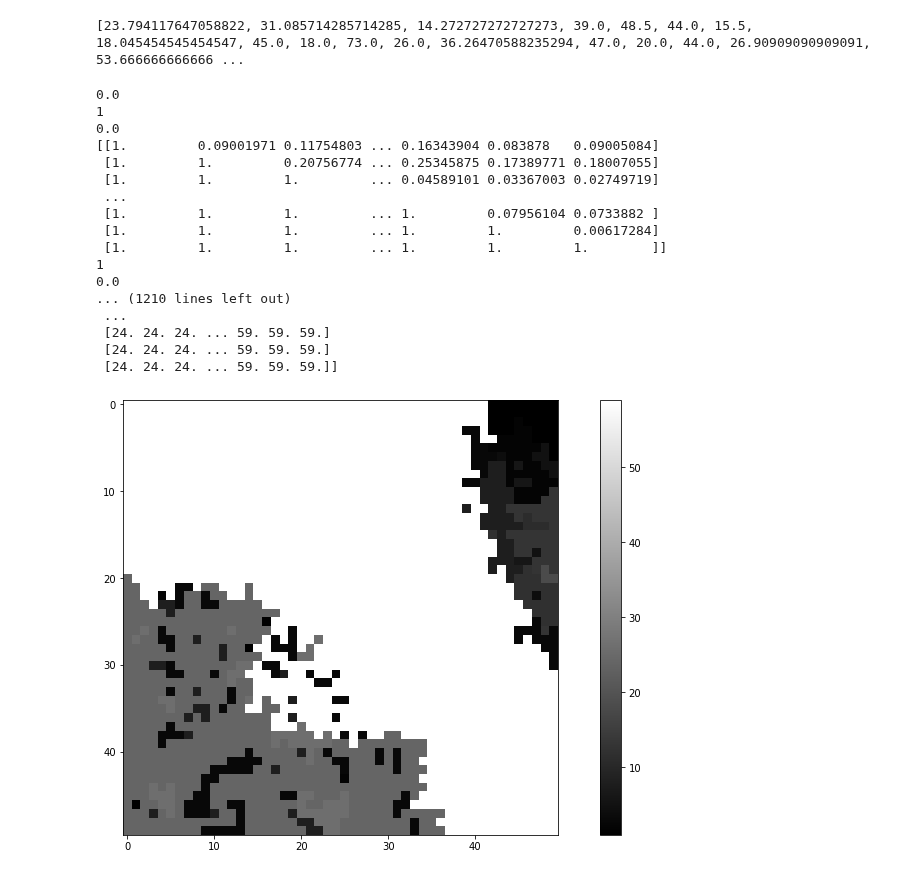
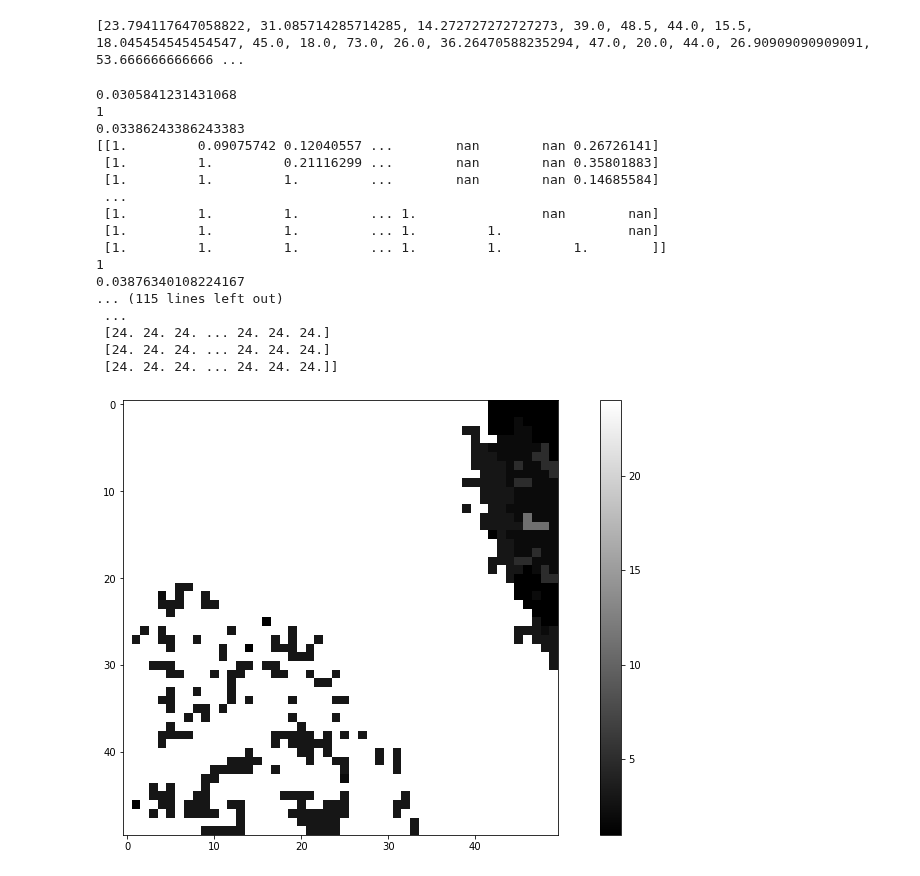
Before and after one commit to datascience-mobi/2021-topic-04-team-04, a Jupyter notebook: Seeded_Region_Growing.ipynb, the cells around one changed output. Saved outputs shown, nothing was run; the diff lists cells and outputs as text; code cells hidden in the pictures.

Commit message:
unseeded region growing comments and code improvement

```diff
--- a/Seeded_Region_Growing.ipynb
+++ b/Seeded_Region_Growing.ipynb
@@ -91,5 +103,15 @@ def one_merged_region_mean(img, reg, region_number):
 # %%
 def region_distance_new(img, reg, pos_min_dist, means, inter_region_distances):
+    """
+    updates array of distances of mean intensity values between all changed regions
+    :param img: intensity values (2d array)
+    :param reg: region numbers (2d array)
+    :param pos_min_dist: region number of cha(tuple(x,y))
+    :param means:
+    :param inter_region_distances:
+    :return:
+    """
+
     region_count = inter_region_distances.shape[0]
     maximal_intensity = np.amax(img)
     changed_region1 = int(pos_min_dist[0]) # Regions Nummer 1 die übernommen wird
@@ -124,45 +146,60 @@ def updates_region_numbers(inter_region_distances, reg, min_distance):
     reg[pixel_to_change_rows, pixel_to_change_cols] = pos_min_dist[0] + 1
     return reg, pos_min_dist
 # %%
-def distance_merging_while(reg, t, img):
+def distance_merging_while(reg, threshold, img):
+
+    """
+    region merging algorithm by similarity of mean intensity values of regions
+    :param reg: region numbers (2d array)
+    :param threshold: distance intensity value below which regions are merged (float between 0 and 1)
+    :param img: intensity value (2d array)
+    :return: merged regions by intensity similarity (2d array)
+    """
     result_region_distance = region_distance(img, reg)
     inter_region_distances = result_region_distance[0]
     means = result_region_distance[1]
+
     min_distance = np.nanmin(inter_region_distances)
     print(min_distance)
-    while min_distance < t:
+    while minimal_distance_is_similar(threshold, min_distance):
         print(1)
         updated_regions = updates_region_numbers(inter_region_distances, reg, min_distance)
         reg = updated_regions[0]
         pos_min_dist = updated_regions[1]
+
         inter_region_distances = region_distance_new(img, reg, pos_min_dist, means, inter_region_distances)
         min_distance = np.nanmin(inter_region_distances)
         print(min_distance)
         print(inter_region_distances)
     return reg
+
+def minimal_distance_is_similar(threshold, min_distance):
+    if min_distance < threshold:
+        return True
+    return False
 # %%
-test = distance_merging_while(img_r, 0.03, img_small)
+test = distance_merging_while(img_r, 0.1, img_small)
 print(test)
 ip.show_image(test, 15, 8)
 
-im = Image.fromarray(test)
-im.save("t01tifimg.tif")
+#im = Image.fromarray(test)
+#im.save("t01tifimg.tif")
 # %% [output]
-0.0
+0.0305841231431068
 1
-0.0
-[[1.         0.09001971 0.11754803 ... 0.16343904 0.083878   0.09005084]
- [1.         1.         0.20756774 ... 0.25345875 0.17389771 0.18007055]
- [1.         1.         1.         ... 0.04589101 0.03367003 0.02749719]
+0.03386243386243383
+[[1.         0.09075742 0.12040557 ...        nan        nan 0.26726141]
+ [1.         1.         0.21116299 ...        nan        nan 0.35801883]
+ [1.         1.         1.         ...        nan        nan 0.14685584]
  ...
- [1.         1.         1.         ... 1.         0.07956104 0.0733882 ]
- [1.         1.         1.         ... 1.         1.         0.00617284]
+ [1.         1.         1.         ... 1.                nan        nan]
+ [1.         1.         1.         ... 1.         1.                nan]
  [1.         1.         1.         ... 1.         1.         1.        ]]
 1
-0.0
-... (1210 lines left out)
+0.03876340108224167
+... (115 lines left out)
  ...
- [24. 24. 24. ... 59. 59. 59.]
- [24. 24. 24. ... 59. 59. 59.]
- [24. 24. 24. ... 59. 59. 59.]]
+ [24. 24. 24. ... 24. 24. 24.]
+ [24. 24. 24. ... 24. 24. 24.]
+ [24. 24. 24. ... 24. 24. 24.]]
-[figure, old version]
+[figure, new version]
```
Also changed, not shown: parts of 3 cells of this notebook.
